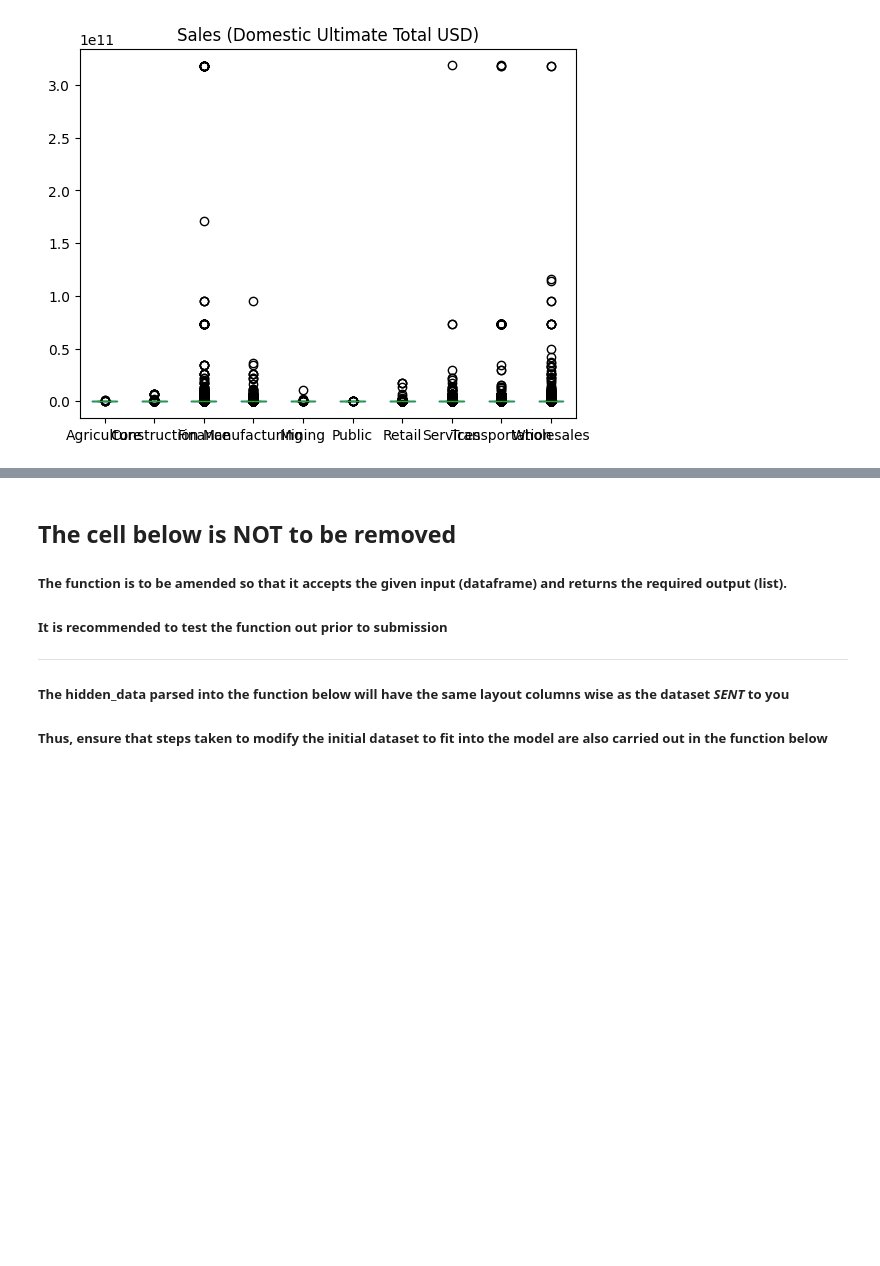
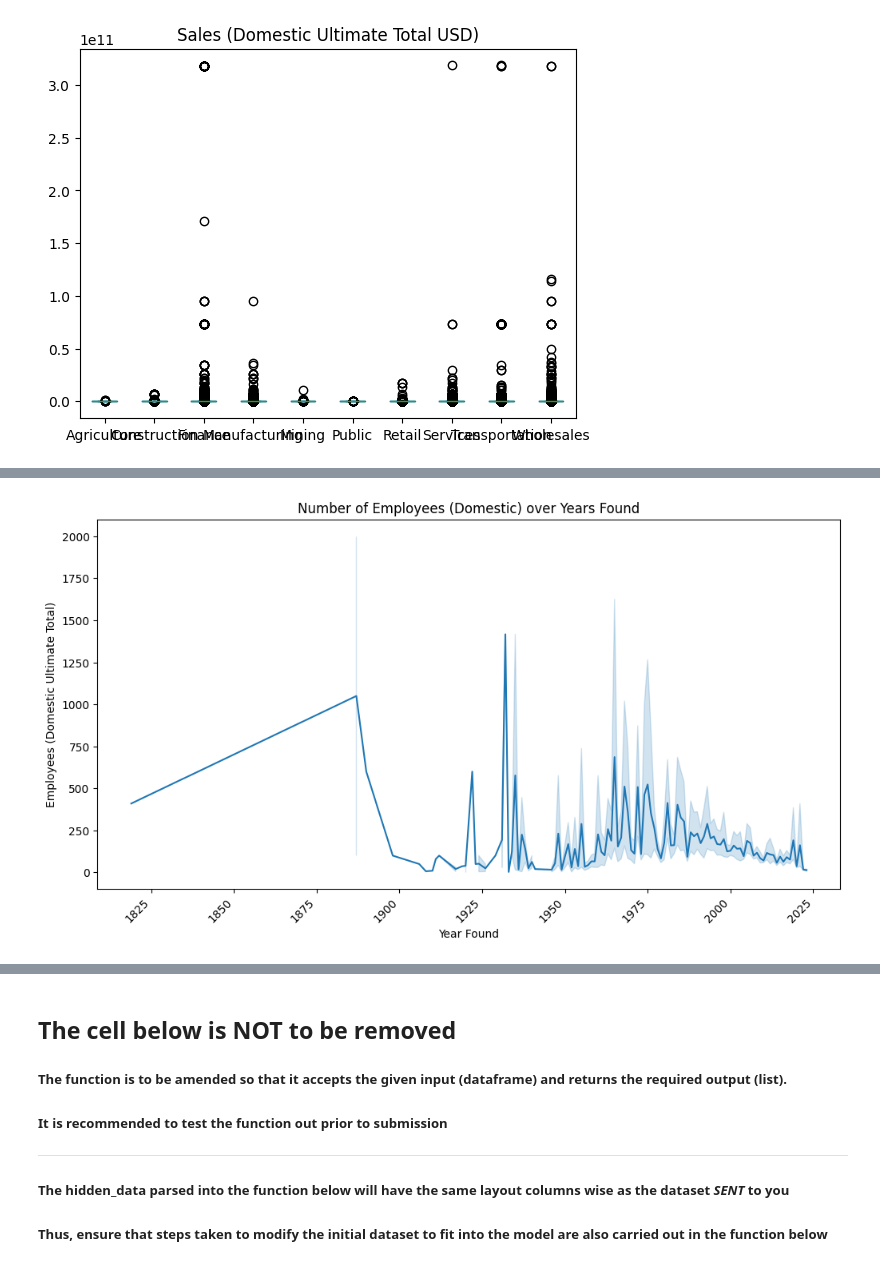
Before and after one commit to siruislybro/NUS-SDS-Datathon-Champion, a Jupyter notebook: NUS_DATATHON_CHAMPION_TEAM NAME.ipynb, the cells around one changed output, grey strips where cells are left out. Saved outputs shown, nothing was run; the diff lists cells and outputs as text; code cells hidden in the pictures; blank space fills up the shorter version.

```diff
--- a/NUS_DATATHON_CHAMPION_TEAM NAME.ipynb
+++ b/NUS_DATATHON_CHAMPION_TEAM NAME.ipynb
@@ -208,0 +230,13 @@ df_import[['Import/Export Status','Sales (Domestic Ultimate Total USD)']].corr()
+# %%
+df_filtered2 = new_df.dropna(subset=['Employees (Domestic Ultimate Total)', 'Year Found'])
+
+# Create a line plot
+plt.figure(figsize=(12, 6))
+sns.lineplot(x='Year Found', y='Employees (Domestic Ultimate Total)', data=df_filtered2)
+plt.title('Number of Employees (Domestic) over Years Found')
+plt.xlabel('Year Found')
+plt.ylabel('Employees (Domestic Ultimate Total)')
+plt.xticks(rotation=45, ha='right')  # Adjust rotation for better visibility
+plt.show()
+# %% [output]
+[figure, added]
```
Also changed, not shown: parts of 12 cells of this notebook.
